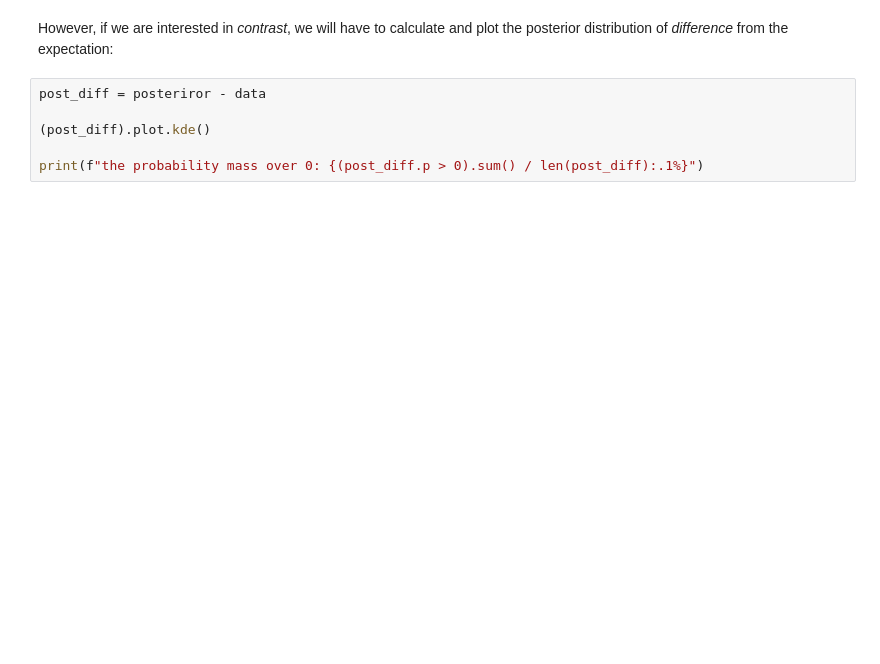
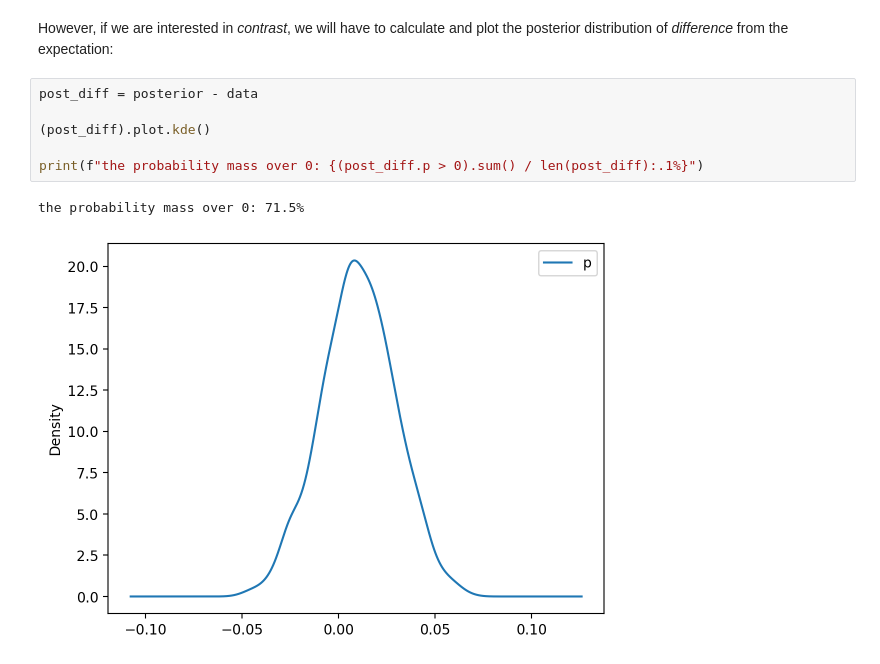
Before and after one commit to tarmojuristo/bayes2025, a Jupyter notebook: m&m.ipynb, the cells around one changed output. Saved outputs shown, nothing was run; the diff lists cells and outputs as text; blank space fills up the shorter version.

Commit message:
meeting 3 data and notebooks

```diff
--- a/m&m.ipynb
+++ b/m&m.ipynb
@@ -99,11 +179,14 @@ post_plot + prior_plot
 # %% [markdown]
 However, if we are interested in *contrast*, we will have to calculate and plot the posterior distribution of *difference* from the expectation:
 # %%
-post_diff = posteriror - data
+post_diff = posterior - data
 
 (post_diff).plot.kde()
 
 print(f"the probability mass over 0: {(post_diff.p > 0).sum() / len(post_diff):.1%}")
+# %% [output]
+the probability mass over 0: 71.5%
+[figure, added]
 # %%
 import scipy.stats as stats
 
```
Also changed, not shown: parts of 15 cells of this notebook, 6 other files.
